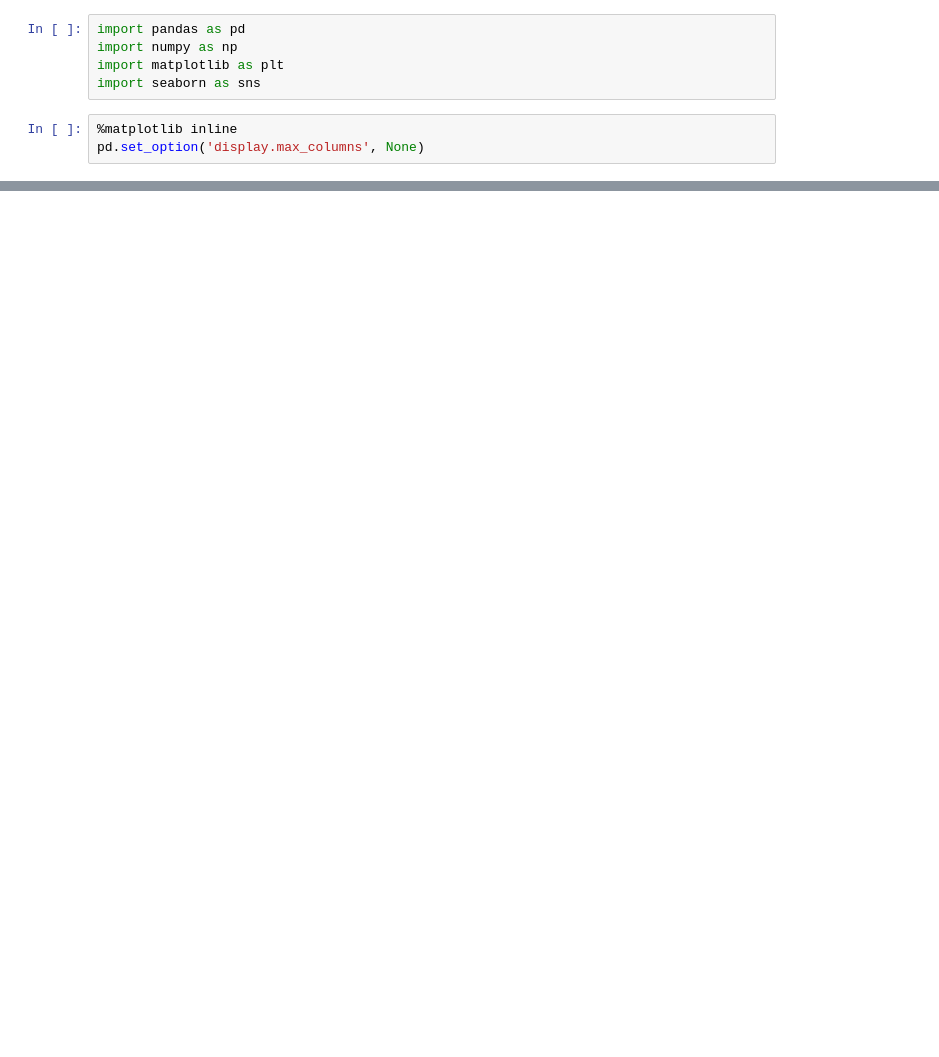
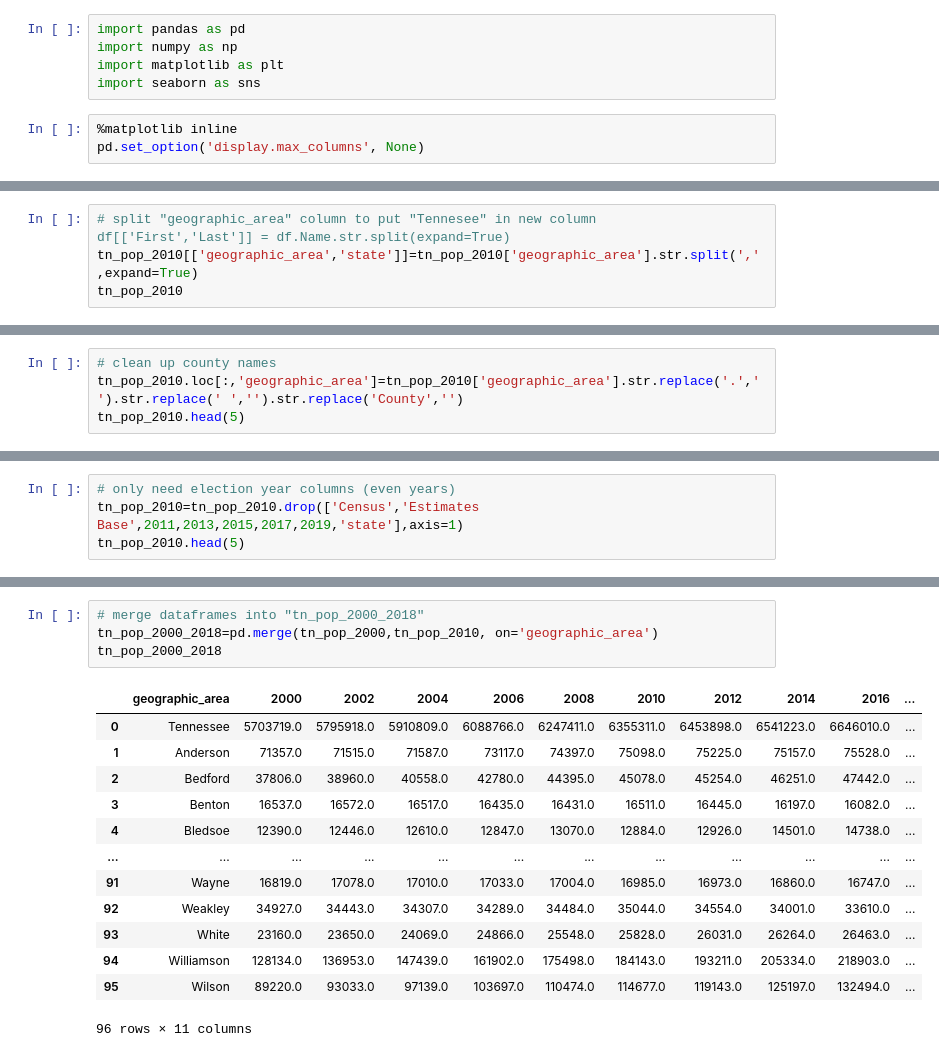
Before and after one commit to DavidMellow/tn-elections, a Jupyter notebook: notebooks/TN Pop 2000-2018.ipynb, the cells around one changed output, grey strips where cells are left out. Drawn from its saved outputs; the diff is of its cells as text; blank space fills up the shorter version.

```diff
--- a/notebooks/TN Pop 2000-2018.ipynb
+++ b/notebooks/TN Pop 2000-2018.ipynb
@@ -106,0 +192,4 @@ TN_pop_2010.tail(10)
+# %%
+# split "geographic_area" column to put "Tennesee" in new column   df[['First','Last']] = df.Name.str.split(expand=True)
+tn_pop_2010[['geographic_area','state']]=tn_pop_2010['geographic_area'].str.split(',',expand=True)
+tn_pop_2010
@@ -106,0 +215,4 @@ TN_pop_2010.tail(10)
+# %%
+# clean up county names
+tn_pop_2010.loc[:,'geographic_area']=tn_pop_2010['geographic_area'].str.replace('.','').str.replace(' ','').str.replace('County','')
+tn_pop_2010.head(5)
@@ -106,0 +231,4 @@ TN_pop_2010.tail(10)
+# %%
+# only need election year columns (even years)
+tn_pop_2010=tn_pop_2010.drop(['Census','Estimates Base',2011,2013,2015,2017,2019,'state'],axis=1)
+tn_pop_2010.head(5)
@@ -106,0 +242,18 @@ TN_pop_2010.tail(10)
+# %%
+# merge dataframes into "tn_pop_2000_2018"
+tn_pop_2000_2018=pd.merge(tn_pop_2000,tn_pop_2010, on='geographic_area')
+tn_pop_2000_2018
+# %% [output]
+|  | geographic_area | 2000 | 2002 | 2004 | 2006 | 2008 | 2010 | 2012 | 2014 | 2016 | ... |
+| 0 | Tennessee | 5703719.0 | 5795918.0 | 5910809.0 | 6088766.0 | 6247411.0 | 6355311.0 | 6453898.0 | 6541223.0 | 6646010.0 | ... |
+| 1 | Anderson | 71357.0 | 71515.0 | 71587.0 | 73117.0 | 74397.0 | 75098.0 | 75225.0 | 75157.0 | 75528.0 | ... |
+| 2 | Bedford | 37806.0 | 38960.0 | 40558.0 | 42780.0 | 44395.0 | 45078.0 | 45254.0 | 46251.0 | 47442.0 | ... |
+| 3 | Benton | 16537.0 | 16572.0 | 16517.0 | 16435.0 | 16431.0 | 16511.0 | 16445.0 | 16197.0 | 16082.0 | ... |
+| 4 | Bledsoe | 12390.0 | 12446.0 | 12610.0 | 12847.0 | 13070.0 | 12884.0 | 12926.0 | 14501.0 | 14738.0 | ... |
+| ... | ... | ... | ... | ... | ... | ... | ... | ... | ... | ... | ... |
+| 91 | Wayne | 16819.0 | 17078.0 | 17010.0 | 17033.0 | 17004.0 | 16985.0 | 16973.0 | 16860.0 | 16747.0 | ... |
+| 92 | Weakley | 34927.0 | 34443.0 | 34307.0 | 34289.0 | 34484.0 | 35044.0 | 34554.0 | 34001.0 | 33610.0 | ... |
+| 93 | White | 23160.0 | 23650.0 | 24069.0 | 24866.0 | 25548.0 | 25828.0 | 26031.0 | 26264.0 | 26463.0 | ... |
+| 94 | Williamson | 128134.0 | 136953.0 | 147439.0 | 161902.0 | 175498.0 | 184143.0 | 193211.0 | 205334.0 | 218903.0 | ... |
+| 95 | Wilson | 89220.0 | 93033.0 | 97139.0 | 103697.0 | 110474.0 | 114677.0 | 119143.0 | 125197.0 | 132494.0 | ... |
+96 rows × 11 columns
```
Also changed, not shown: parts of 24 cells of this notebook.
